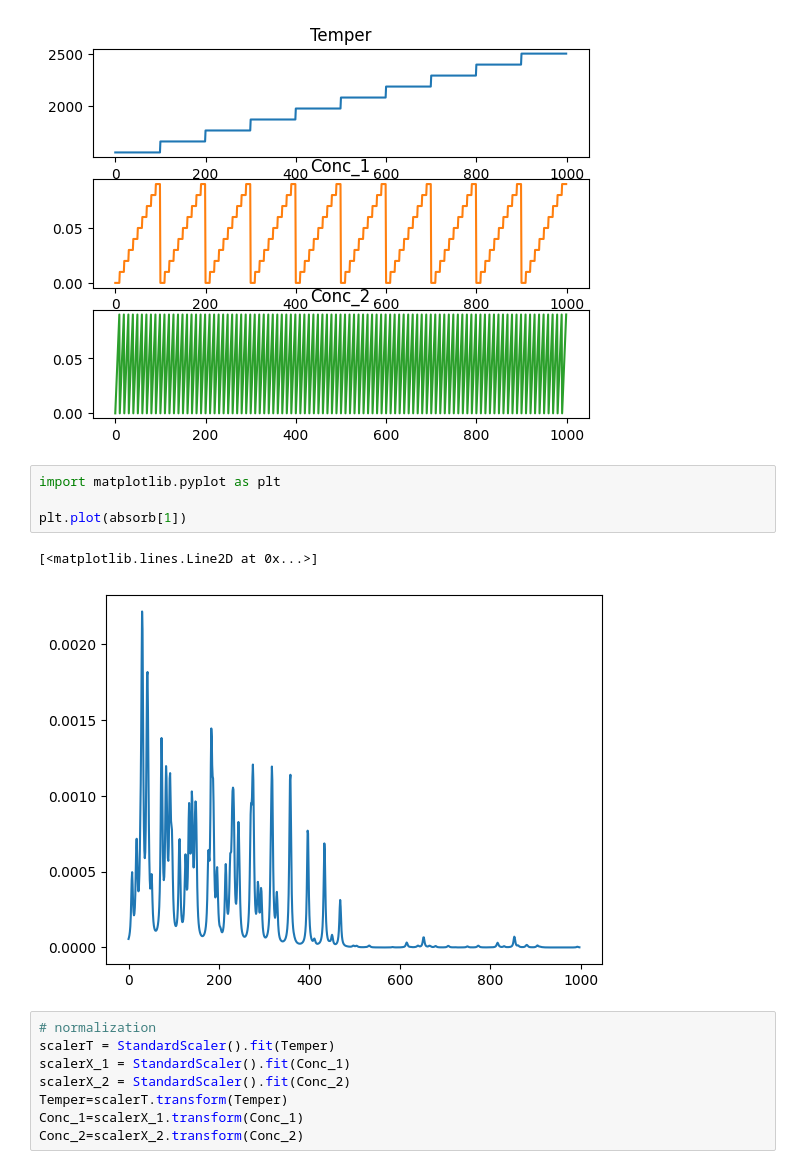
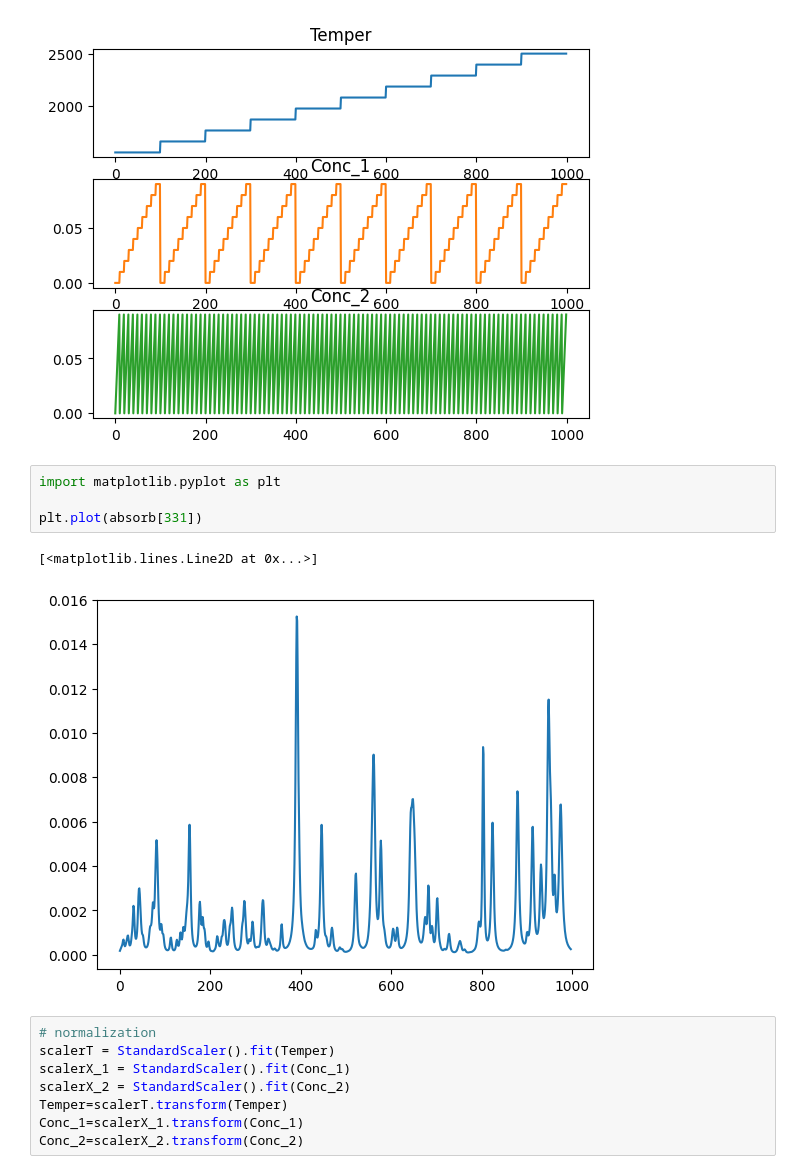
Before and after one commit to CaffineAddic/Flame_dianostics-temperature_profile_estimation_using_ML, a Jupyter notebook: Python Code/Wang_et_al_reproduction.ipynb, the cells around one changed output. Saved outputs shown, nothing was run; the diff lists cells and outputs as text.

```diff
--- a/Python Code/Wang_et_al_reproduction.ipynb
+++ b/Python Code/Wang_et_al_reproduction.ipynb
@@ -42,10 +48,10 @@ plt.show()
 # %%
 import matplotlib.pyplot as plt
 
-plt.plot(absorb[1])
+plt.plot(absorb[331])
 # %% [output]
 [<matplotlib.lines.Line2D at 0x...>]
-[figure, old version]
+[figure, new version]
 # %%
 # normalization
 scalerT = StandardScaler().fit(Temper)
```
Also changed, not shown: parts of 11 cells of this notebook, 8 other files.
